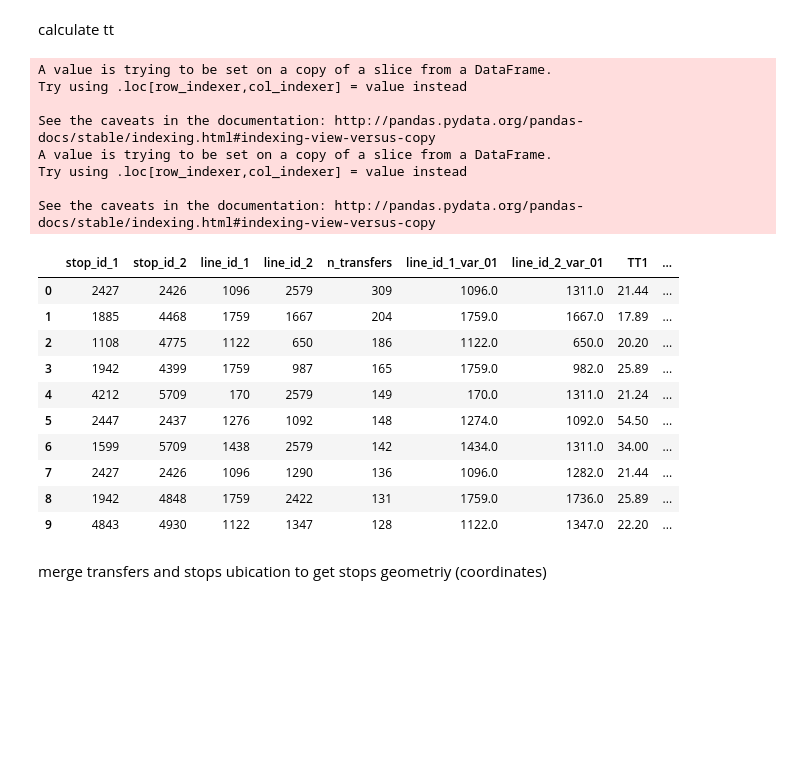
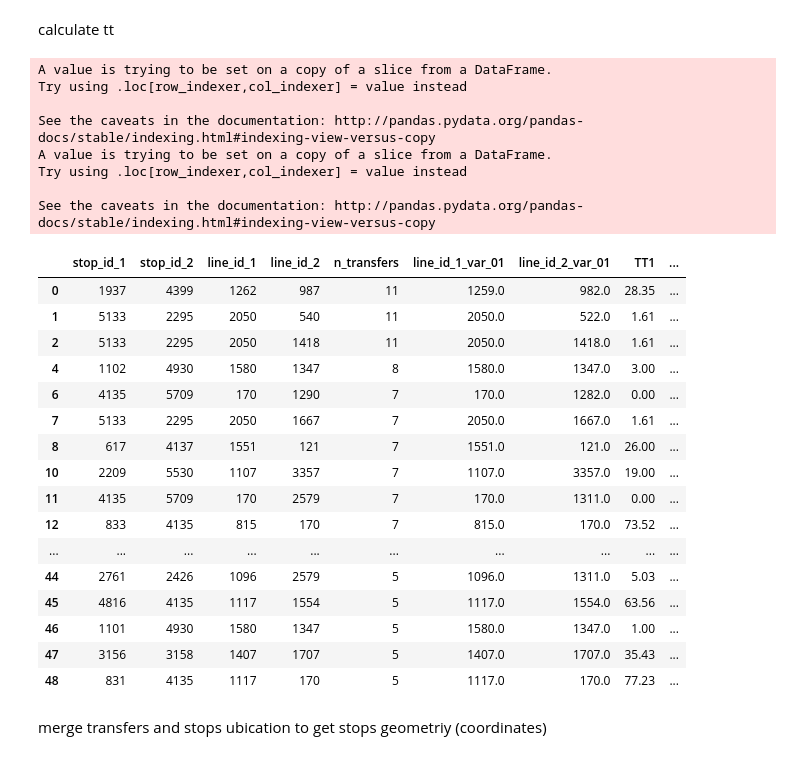
Before and after one commit to jonathan-murana/bus-generator, a Jupyter notebook: bus.ipynb, the cells around one changed output. Drawn from its saved outputs; the diff is of its cells as text; code cells hidden in the pictures; blank space fills up the shorter version.

```diff
--- a/bus.ipynb
+++ b/bus.ipynb
@@ -12,3 +12,8 @@ Populating the interactive namespace from numpy and matplotlib
+# %%
+#range of hours considered
+lower_limit_time_range=1200
+upper_limit_time_range=1400
+line_frequency_bound=10
 # %%
 # https://catalogodatos.gub.uy/dataset/horarios-omnibus-urbanos-por-parada-stm
 bus_schedules_by_stops = pd.read_csv('files/uptu_pasada_variante.csv',sep=';')
@@ -122,4 +193,9 @@ DEFINED CONSTANTS
-# %%
-#range of hours considered
-lower_limit_time_range=1300
-upper_limit_time_range=2000
+# %%
+cod_variante_validas= bus_schedules_by_stops.query('ordinal==1').copy()
+cod_variante_validas['count'] = 1
+#fecuencias_validas.head()
+cod_variante_validas = cod_variante_validas.groupby('cod_variante').sum().reset_index()
+cod_variante_validas.mean()
+#fecuencias_validas.std()
+cod_variante_validas=cod_variante_validas[cod_variante_validas['count'] > line_frequency_bound]['cod_variante']
+cod_variante_validas.head()
@@ -187,6 +242,16 @@ display(transfers_with_no_max.head(20))
 # %% [markdown]
 calculate tt
 # %%
+bus_schedules_by_stops = bus_schedules_by_stops[bus_schedules_by_stops['cod_variante'].isin(cod_variante_validas)]
+transfers_with_no_max = transfers_with_no_max[transfers_with_no_max['line_id_1'].isin(cod_variante_validas)]
+transfers_with_no_max = transfers_with_no_max[transfers_with_no_max['line_id_2'].isin(cod_variante_validas)]
+
+#display(transfers_with_no_max.head())
+#transfers_with_no_max = transfers_with_no_max2[
+
+
+
+#2352
 #time1-time2
 def diff(time1,time2):
     hours1 = time1 // 100
@@ -203,6 +268,7 @@ def ttaux(frecuencia,bus_in):
     bus=bus[bus['frecuencia'] ==  frecuencia]
     bus=bus[bus['tipo_dia'] ==  1]
     bus=bus[bus['dia_anterior'] ==  'N']
+
     bus=bus.iloc[0]
     #display(bus)
     #display(bus)
@@ -226,61 +292,75 @@ def tt(linea,parada,bus_schedules_by_stops):
 
     aux2 = aux2.query('tipo_dia == 1').copy()
 
-    frecuencias_validas_horarios= aux1.query('ordinal==1 and hora >=' +
-                                             str(lower_limit_time_range) +
-                                            'and hora <= ' + str(upper_limit_time_range)
+    frecuencias_validas_horarios= aux1.query('tipo_dia == 1 and ordinal==1 and hora >=' +
+                                             str(lower_limit_time_range-400) +
+                                            'and hora <= ' + str(upper_limit_time_range+400)
                                             )
-    #display(frecuencias_validas_horarios.head())
+
     aux1 = aux1[aux1['frecuencia'].isin(frecuencias_validas_horarios['frecuencia'])]
     aux2 = aux2[aux2['frecuencia'].isin(frecuencias_validas_horarios['frecuencia'])]
     #aux2 = aux2.query('frecuencia == 7070')
 
+    if (aux2.size>0):
 
-    #display(aux2)
-    aux2['hora_salida'] =\
-    aux2.apply(lambda e: ttaux(e.frecuencia,aux1),axis = 1)
+        #display(aux2)
+        aux2['hora_salida'] =\
+        aux2.apply(lambda e: ttaux(e.frecuencia,aux1),axis = 1)
 
-    #display(aux2)
-    aux2['TT'] =\
-        aux2.apply(lambda e: diff(e.hora_salida,e.hora),axis = 1)
-    aux2 =\
-    aux2.groupby(['tipo_dia','cod_variante','cod_ubic_parada']).mean().reset_index()
-    query='cod_variante=='+ str(linea) +' and cod_ubic_parada == '+str(parada)+' and tipo_dia == 1 '
-    return aux2.query(query)['TT']
+        #display(aux2)
+        aux2['TT'] =\
+            aux2.apply(lambda e: diff(e.hora_salida,e.hora),axis = 1)
+        aux2 =\
+        aux2.groupby(['tipo_dia','cod_variante','cod_ubic_parada']).mean().reset_index()
+
+
+        #display(aux2)
+        query='cod_variante=='+ str(linea) +' and cod_ubic_parada == '+str(parada)#+' and tipo_dia == 1 '
+        return aux2.query(query)['TT']
+    else:
+        return -1
 
     #return 1
 #display(bus_schedules_by_stops_aux) [bus['line_id_1'] ==  170]
 transfers_with_no_max2 = transfers_with_no_max#[transfers_with_no_max['line_id_1'] ==  170].copy()
 transfers_with_no_max2['TT1'] =\
         transfers_with_no_max2.apply(lambda e: tt(e.line_id_1_var_01,e.stop_id_1,bus_schedules_by_stops),axis = 1).copy()
 transfers_with_no_max2['TT2'] =\
         transfers_with_no_max2.apply(lambda e: tt(e.line_id_2_var_01,e.stop_id_2,bus_schedules_by_stops),axis = 1).copy()
 
+##deleting out-of-range lines
+transfers_with_no_max2 = transfers_with_no_max2.query('TT1!= -1 and TT2!=-1')
 
-display(transfers_with_no_max)
+display(transfers_with_no_max2)
 transfers_with_no_max = transfers_with_no_max2
 
 #display(bus_schedules_by_stops.query('cod_variante==1667 and ordinal == 1'))
 # %% [output]
 A value is trying to be set on a copy of a slice from a DataFrame.
 Try using .loc[row_indexer,col_indexer] = value instead
 
 See the caveats in the documentation: http://pandas.pydata.org/pandas-docs/stable/indexing.html#indexing-view-versus-copy
 A value is trying to be set on a copy of a slice from a DataFrame.
 Try using .loc[row_indexer,col_indexer] = value instead
 
 See the caveats in the documentation: http://pandas.pydata.org/pandas-docs/stable/indexing.html#indexing-view-versus-copy
 |  | stop_id_1 | stop_id_2 | line_id_1 | line_id_2 | n_transfers | line_id_1_var_01 | line_id_2_var_01 | TT1 | ... |
-| 0 | 2427 | 2426 | 1096 | 2579 | 309 | 1096.0 | 1311.0 | 21.44 | ... |
-| 1 | 1885 | 4468 | 1759 | 1667 | 204 | 1759.0 | 1667.0 | 17.89 | ... |
-| 2 | 1108 | 4775 | 1122 | 650 | 186 | 1122.0 | 650.0 | 20.20 | ... |
-| 3 | 1942 | 4399 | 1759 | 987 | 165 | 1759.0 | 982.0 | 25.89 | ... |
-| 4 | 4212 | 5709 | 170 | 2579 | 149 | 170.0 | 1311.0 | 21.24 | ... |
-| 5 | 2447 | 2437 | 1276 | 1092 | 148 | 1274.0 | 1092.0 | 54.50 | ... |
-| 6 | 1599 | 5709 | 1438 | 2579 | 142 | 1434.0 | 1311.0 | 34.00 | ... |
-| 7 | 2427 | 2426 | 1096 | 1290 | 136 | 1096.0 | 1282.0 | 21.44 | ... |
-| 8 | 1942 | 4848 | 1759 | 2422 | 131 | 1759.0 | 1736.0 | 25.89 | ... |
-| 9 | 4843 | 4930 | 1122 | 1347 | 128 | 1122.0 | 1347.0 | 22.20 | ... |
+| 0 | 1937 | 4399 | 1262 | 987 | 11 | 1259.0 | 982.0 | 28.35 | ... |
+| 1 | 5133 | 2295 | 2050 | 540 | 11 | 2050.0 | 522.0 | 1.61 | ... |
+| 2 | 5133 | 2295 | 2050 | 1418 | 11 | 2050.0 | 1418.0 | 1.61 | ... |
+| 4 | 1102 | 4930 | 1580 | 1347 | 8 | 1580.0 | 1347.0 | 3.00 | ... |
+| 6 | 4135 | 5709 | 170 | 1290 | 7 | 170.0 | 1282.0 | 0.00 | ... |
+| 7 | 5133 | 2295 | 2050 | 1667 | 7 | 2050.0 | 1667.0 | 1.61 | ... |
+| 8 | 617 | 4137 | 1551 | 121 | 7 | 1551.0 | 121.0 | 26.00 | ... |
+| 10 | 2209 | 5530 | 1107 | 3357 | 7 | 1107.0 | 3357.0 | 19.00 | ... |
+| 11 | 4135 | 5709 | 170 | 2579 | 7 | 170.0 | 1311.0 | 0.00 | ... |
+| 12 | 833 | 4135 | 815 | 170 | 7 | 815.0 | 170.0 | 73.52 | ... |
+| ... | ... | ... | ... | ... | ... | ... | ... | ... | ... |
+| 44 | 2761 | 2426 | 1096 | 2579 | 5 | 1096.0 | 1311.0 | 5.03 | ... |
+| 45 | 4816 | 4135 | 1117 | 1554 | 5 | 1117.0 | 1554.0 | 63.56 | ... |
+| 46 | 1101 | 4930 | 1580 | 1347 | 5 | 1580.0 | 1347.0 | 1.00 | ... |
+| 47 | 3156 | 3158 | 1407 | 1707 | 5 | 1407.0 | 1707.0 | 35.43 | ... |
+| 48 | 831 | 4135 | 1117 | 170 | 5 | 1117.0 | 170.0 | 77.23 | ... |
 # %% [markdown]
 merge transfers and stops ubication to get stops geometriy (coordinates)
 # %%
```
Also changed, not shown: parts of 21 cells of this notebook, 3 other files.
